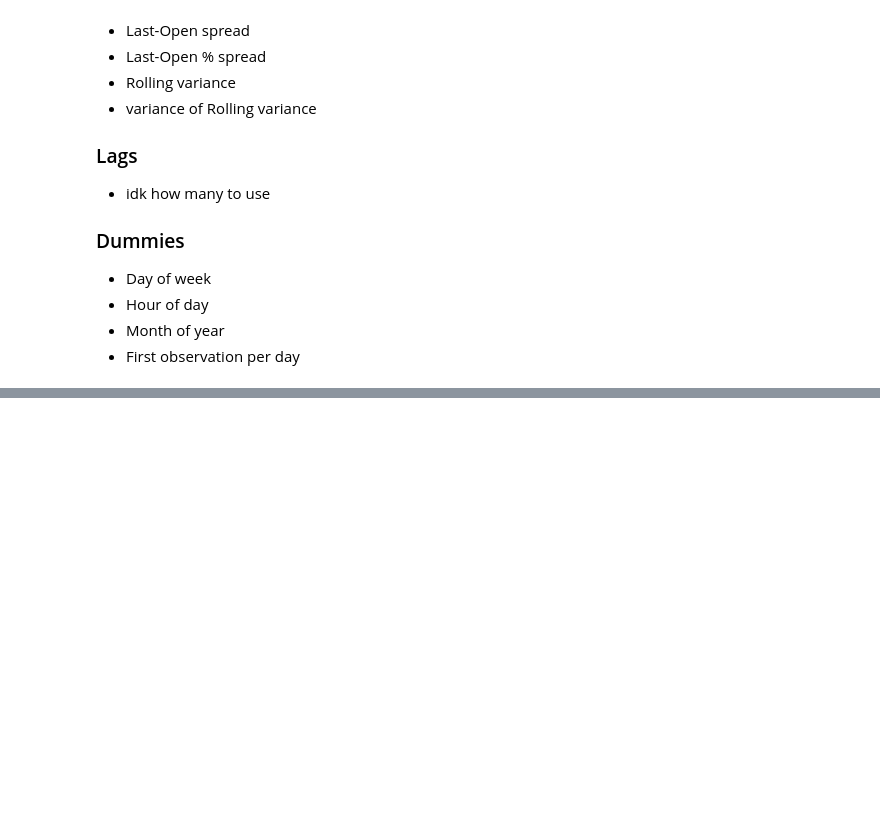
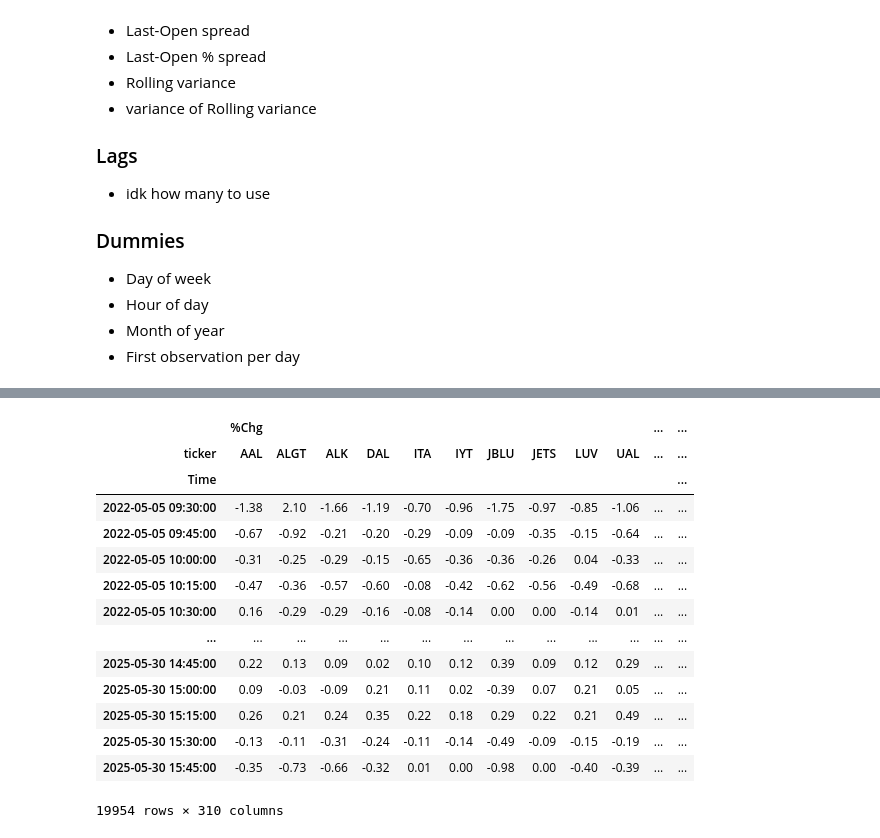
Before and after one commit to svanomm/sentiment-volume-forecasting, a Jupyter notebook: Scripts/04 Process Stock Data.ipynb, the cells around one changed output, grey strips where cells are left out. Drawn from its saved outputs; the diff is of its cells as text; code cells hidden in the pictures; blank space fills up the shorter version.

```diff
--- a/Scripts/04 Process Stock Data.ipynb
+++ b/Scripts/04 Process Stock Data.ipynb
@@ -168,0 +228,25 @@ df_main
+# %%
+# Save the processed DataFrame to a pickle file
+df_wide = df_wide[df_wide.index >= datetime.datetime(2022, 5, 5, 9, 0)]
+
+output_path = r"../data/processed/stock_data.pkl"
+with open(output_path, 'wb') as f:
+    pickle.dump(df_wide, f)
+# %%
+df_wide
+# %% [output]
+|  | %Chg |  |  |  |  |  |  |  |  |  | ... | ... |
+| ticker | AAL | ALGT | ALK | DAL | ITA | IYT | JBLU | JETS | LUV | UAL | ... | ... |
+| Time |  |  |  |  |  |  |  |  |  |  |  | ... |
+| 2022-05-05 09:30:00 | -1.38 | 2.10 | -1.66 | -1.19 | -0.70 | -0.96 | -1.75 | -0.97 | -0.85 | -1.06 | ... | ... |
+| 2022-05-05 09:45:00 | -0.67 | -0.92 | -0.21 | -0.20 | -0.29 | -0.09 | -0.09 | -0.35 | -0.15 | -0.64 | ... | ... |
+| 2022-05-05 10:00:00 | -0.31 | -0.25 | -0.29 | -0.15 | -0.65 | -0.36 | -0.36 | -0.26 | 0.04 | -0.33 | ... | ... |
+| 2022-05-05 10:15:00 | -0.47 | -0.36 | -0.57 | -0.60 | -0.08 | -0.42 | -0.62 | -0.56 | -0.49 | -0.68 | ... | ... |
+| 2022-05-05 10:30:00 | 0.16 | -0.29 | -0.29 | -0.16 | -0.08 | -0.14 | 0.00 | 0.00 | -0.14 | 0.01 | ... | ... |
+| ... | ... | ... | ... | ... | ... | ... | ... | ... | ... | ... | ... | ... |
+| 2025-05-30 14:45:00 | 0.22 | 0.13 | 0.09 | 0.02 | 0.10 | 0.12 | 0.39 | 0.09 | 0.12 | 0.29 | ... | ... |
+| 2025-05-30 15:00:00 | 0.09 | -0.03 | -0.09 | 0.21 | 0.11 | 0.02 | -0.39 | 0.07 | 0.21 | 0.05 | ... | ... |
+| 2025-05-30 15:15:00 | 0.26 | 0.21 | 0.24 | 0.35 | 0.22 | 0.18 | 0.29 | 0.22 | 0.21 | 0.49 | ... | ... |
+| 2025-05-30 15:30:00 | -0.13 | -0.11 | -0.31 | -0.24 | -0.11 | -0.14 | -0.49 | -0.09 | -0.15 | -0.19 | ... | ... |
+| 2025-05-30 15:45:00 | -0.35 | -0.73 | -0.66 | -0.32 | 0.01 | 0.00 | -0.98 | 0.00 | -0.40 | -0.39 | ... | ... |
+19954 rows × 310 columns
```
Also changed, not shown: parts of 10 cells of this notebook.
